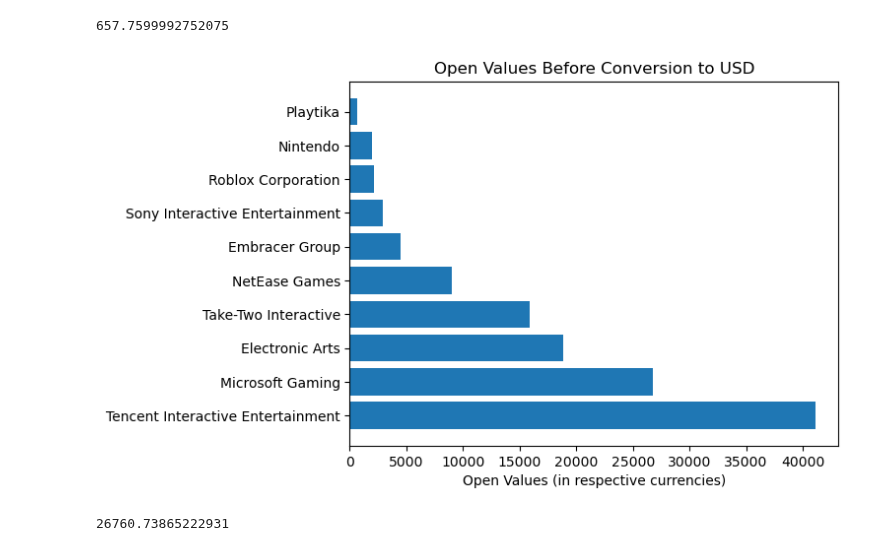
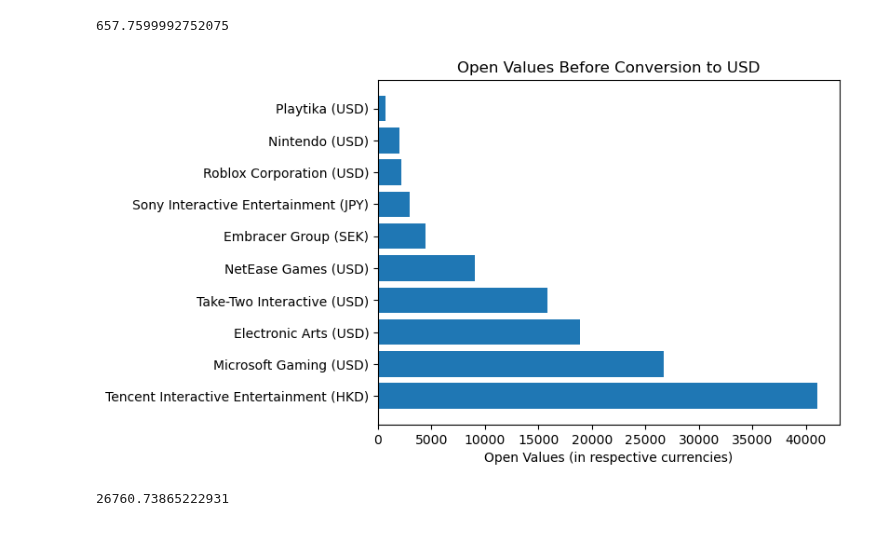
Before and after one commit to Djohnson1313/gaming_company_stocks_analysis, a Jupyter notebook: gaming_stocks_analysis.ipynb, the cells around one changed output. Cells and saved outputs as stored; diff of their text form; code cells hidden in the pictures.

```diff
--- a/gaming_stocks_analysis.ipynb
+++ b/gaming_stocks_analysis.ipynb
@@ -252,16 +262,17 @@ get_totals_open('Playtika')
 # %%
 fig, ax = plt.subplots()
 
 height = [41114, 26760, 18886, 15885, 9021, 4455, 2931, 2156, 1986, 657]
-x = range(10)
-labels = ['Tencent Interactive Entertainment','Microsoft Gaming','Electronic Arts','Take-Two Interactive','NetEase Games','Embracer Group',
-     'Sony Interactive Entertainment', 'Roblox Corporation','Nintendo', 'Playtika']
+x = range(len(height))
+labels = ['Tencent Interactive Entertainment (HKD)','Microsoft Gaming (USD)','Electronic Arts (USD)','Take-Two Interactive (USD)',
+          'NetEase Games (USD)','Embracer Group (SEK)', 'Sony Interactive Entertainment (JPY)', 'Roblox Corporation (USD)','Nintendo (USD)',
+          'Playtika (USD)']
 plt.barh(x, height, tick_label = labels)
 ax.set_title('Open Values Before Conversion to USD')
 ax.set_xlabel('Open Values (in respective currencies)')
 plt.show();
 # %% [output]
-[figure, old version]
+[figure, new version]
 # %%
 get_totals_open_conv('Microsoft Gaming')
 # %% [output]
```
Also changed, not shown: parts of 3 cells of this notebook.
